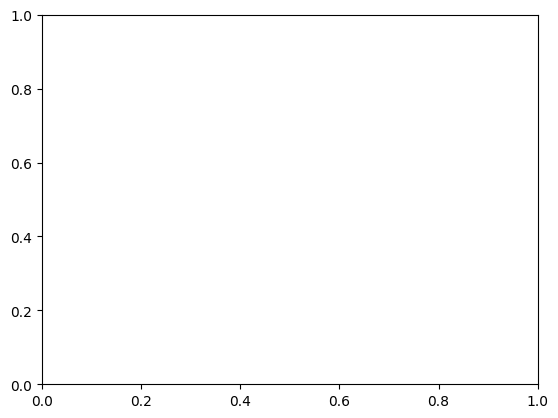
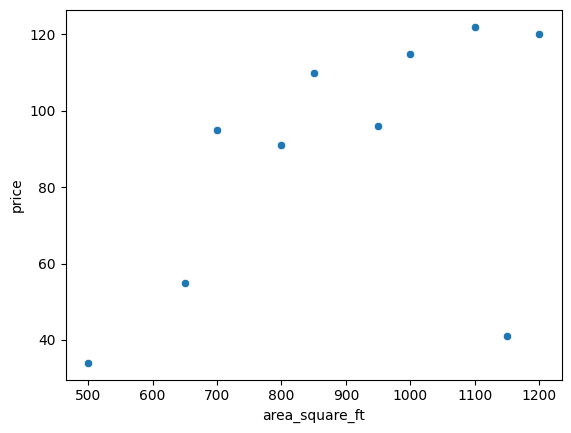
The change to this notebook cell's code, shown as a diff; its figure went from the first image to the second:
--- before
+++ after
@@ -1 +1 @@
-sns.scatterplot(data=df,x="area_square_ft",y=")
+sns.scatterplot(data=df,x="area_square_ft",y="price")

Commit: Modified matplot